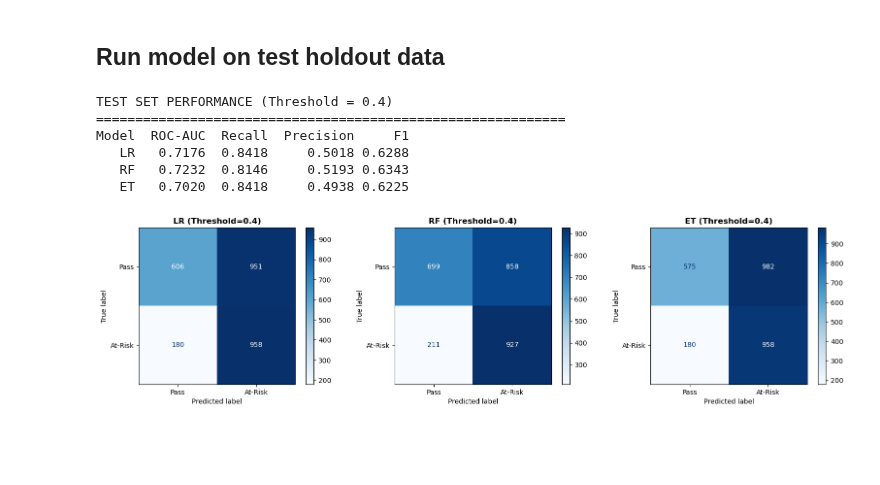
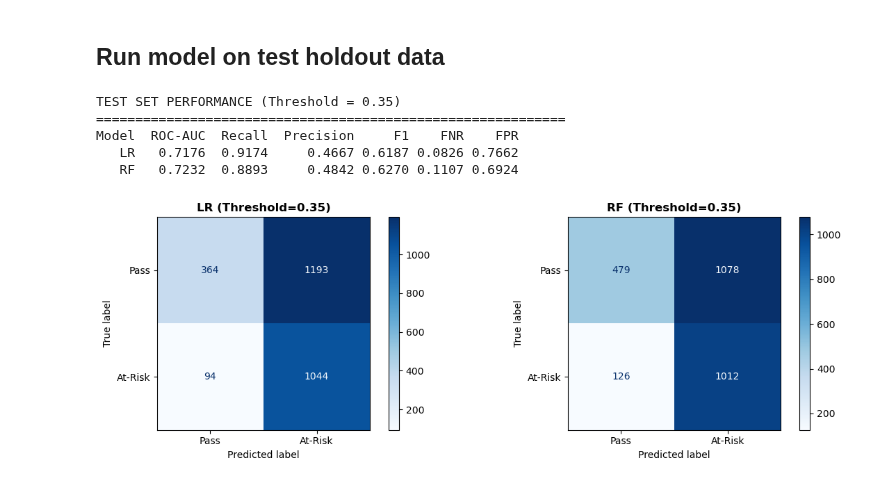
Before and after one commit to Erdos-Projects/fall-2025-risk-factors-in-online-courses, a Jupyter notebook: models_compare_final_draft.ipynb, the cells around one changed output. Saved outputs shown, nothing was run; the diff lists cells and outputs as text; code cells hidden in the pictures; blank space fills up the shorter version.

```diff
--- a/models_compare_final_draft.ipynb
+++ b/models_compare_final_draft.ipynb
@@ -298,15 +166,0 @@ In order to use `cross_validate` we stratify only by outcome, not by module.
-# %%
-# Train and evaluate with cross-validation
-results = {}
-
-for model in models:
-    results[model] = cross_validate(models[model], X_train, y_train,
-                                     scoring = ("roc_auc", "recall", "precision", "f1"), cv=5)
-
-# Clean up results dictionary
-summary_results = {}
-for model in models:
-    summary_results[model] = {'test_roc_auc' : np.mean(results[model]['test_roc_auc']),
-                              'test_recall' : np.mean(results[model]['test_recall']),
-                              'test_precision' : np.mean(results[model]['test_precision']),
-                              'test_f1' : np.mean(results[model]['test_f1'])}
@@ -699,43 +496,52 @@ active_days_per_week_pre_w3 -0.128478
 # %% [markdown]
 ## Run model on test holdout data
 # %%
-# Test Set Evaluation at Threshold 0.4
+# Test Set Evaluation at Threshold 0.35
 from sklearn.metrics import confusion_matrix, ConfusionMatrixDisplay
 
 y_test_numeric = y_test if y_test.dtype != 'object' else y_test.apply(lambda x: int(x[0]))
-models_eval = [('LR', tuned_lr_model), ('RF', tuned_rf_model), ('ET', tuned_et_model)]
+models_eval = [('LR', tuned_lr_model), ('RF', tuned_rf_model)]
 
 # Calculate metrics
 results = []
 for name, model in models_eval:
     y_proba = model.predict_proba(X_test)[:, 1]
-    y_pred = (y_proba >= 0.4).astype(int)
+    y_pred = (y_proba >= 0.35).astype(int)
+
+    # Calculate confusion matrix components
+    tn, fp, fn, tp = confusion_matrix(y_test_numeric, y_pred).ravel()
+
+    # Calculate FNR and FPR
+    fnr = fn / (fn + tp) if (fn + tp) > 0 else 0  # False Negative Rate = FN / (FN + TP)
+    fpr = fp / (fp + tn) if (fp + tn) > 0 else 0  # False Positive Rate = FP / (FP + TN)
+
     results.append({
         'Model': name,
         'ROC-AUC': roc_auc_score(y_test_numeric, y_proba),
         'Recall': recall_score(y_test_numeric, y_pred),
         'Precision': precision_score(y_test_numeric, y_pred),
-        'F1': f1_score(y_test_numeric, y_pred)
+        'F1': f1_score(y_test_numeric, y_pred),
+        'FNR': fnr,
+        'FPR': fpr
     })
 
-print("TEST SET PERFORMANCE (Threshold = 0.4)")
+print("TEST SET PERFORMANCE (Threshold = 0.35)")
 print("=" * 60)
 print(pd.DataFrame(results).to_string(index=False, float_format=lambda x: f'{x:.4f}'))
 
 # Confusion matrices
-fig, axes = plt.subplots(1, 3, figsize=(16, 4))
+fig, axes = plt.subplots(1, 2, figsize=(12, 4))
 for idx, (name, model) in enumerate(models_eval):
-    y_pred = (model.predict_proba(X_test)[:, 1] >= 0.4).astype(int)
+    y_pred = (model.predict_proba(X_test)[:, 1] >= 0.35).astype(int)
     ConfusionMatrixDisplay(confusion_matrix(y_test_numeric, y_pred),
                           display_labels=['Pass', 'At-Risk']).plot(cmap='Blues', ax=axes[idx], values_format='d')
-    axes[idx].set_title(f'{name} (Threshold=0.4)', fontweight='bold')
+    axes[idx].set_title(f'{name} (Threshold=0.35)', fontweight='bold')
 plt.tight_layout()
 plt.show()
 # %% [output]
-TEST SET PERFORMANCE (Threshold = 0.4)
+TEST SET PERFORMANCE (Threshold = 0.35)
 ============================================================
-Model  ROC-AUC  Recall  Precision     F1
-   LR   0.7176  0.8418     0.5018 0.6288
-   RF   0.7232  0.8146     0.5193 0.6343
-   ET   0.7020  0.8418     0.4938 0.6225
+Model  ROC-AUC  Recall  Precision     F1    FNR    FPR
+   LR   0.7176  0.9174     0.4667 0.6187 0.0826 0.7662
+   RF   0.7232  0.8893     0.4842 0.6270 0.1107 0.6924
-[figure, old version]
+[figure, new version]
```
Also changed, not shown: parts of 13 cells of this notebook.
